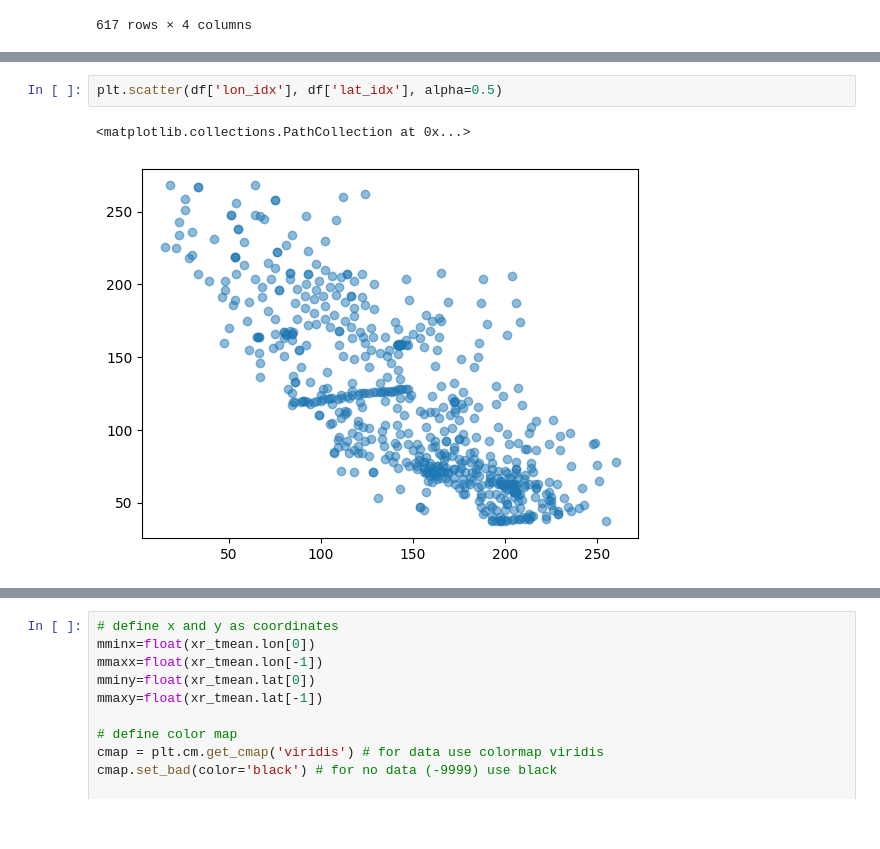
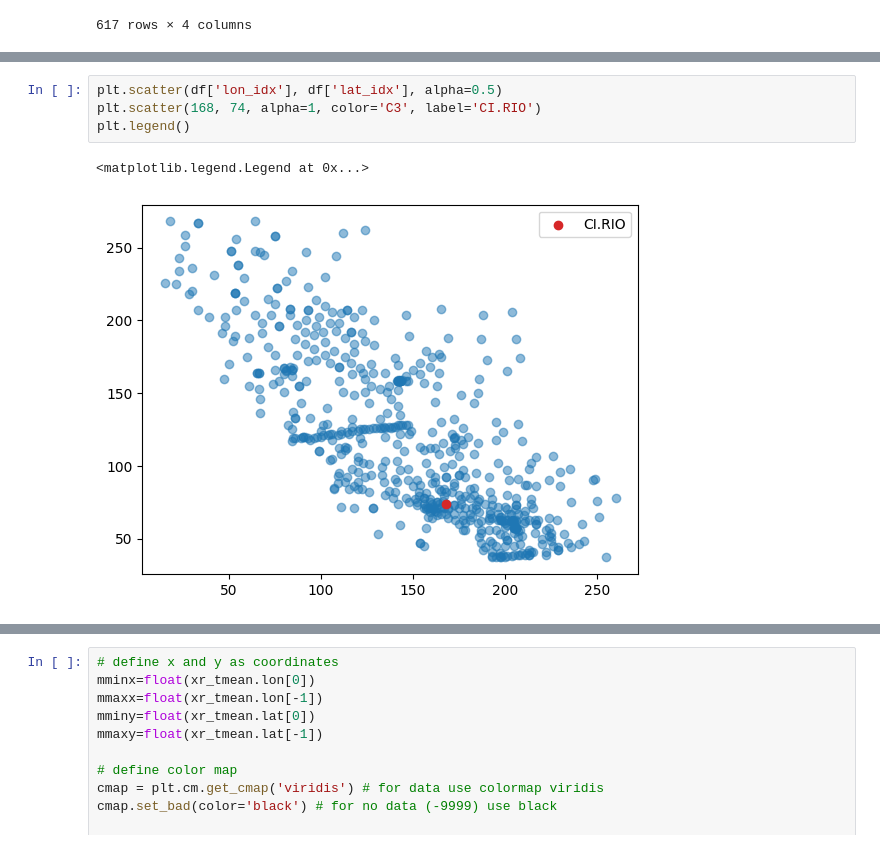
Before and after one commit to UW-MLGEO/ML-Geo-Project-Kopfli-Wolf, a Jupyter notebook: data_array.ipynb, the cells around one changed output, grey strips where cells are left out. Cells and saved outputs as stored; diff of their text form.

```diff
--- a/data_array.ipynb
+++ b/data_array.ipynb
@@ -367,5 +342,7 @@ df
 # %%
 plt.scatter(df['lon_idx'], df['lat_idx'], alpha=0.5)
+plt.scatter(168, 74, alpha=1, color='C3', label='CI.RIO')
+plt.legend()
 # %% [output]
-<matplotlib.collections.PathCollection at 0x...>
+<matplotlib.legend.Legend at 0x...>
-[figure, old version]
+[figure, new version]
```
Also changed, not shown: parts of 32 cells of this notebook.
